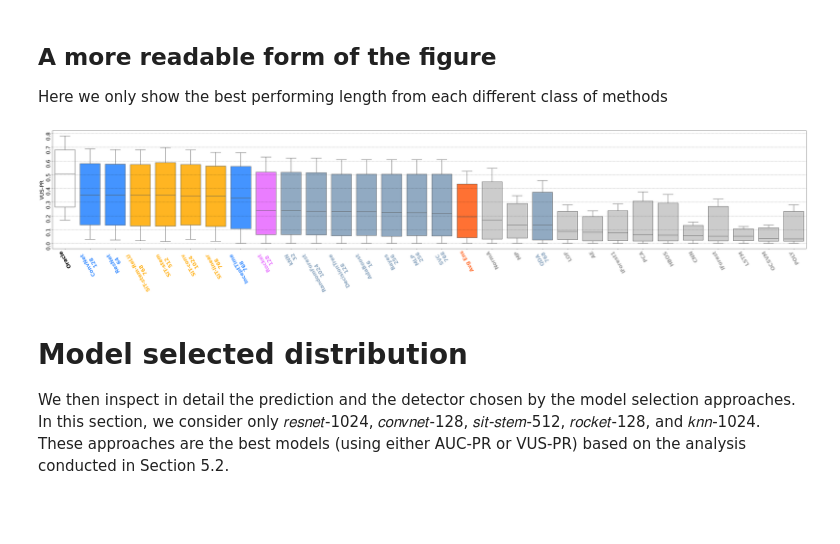
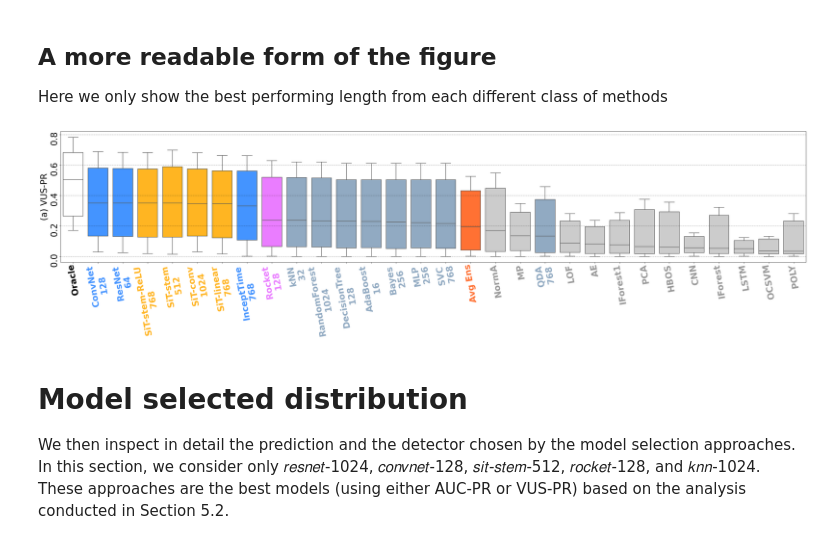
Before and after one commit to boniolp/MSAD, a Jupyter notebook: experiments/accuracy_analysis/Accuracy_Evaluation.ipynb, the cells around one changed output. Cells and saved outputs as stored; diff of their text form; code cells hidden in the pictures; blank space fills up the shorter version.

Commit message:
figure fixes

```diff
--- a/experiments/accuracy_analysis/Accuracy_Evaluation.ipynb
+++ b/experiments/accuracy_analysis/Accuracy_Evaluation.ipynb
@@ -277,8 +277,8 @@ def rreplace(s, old, new, occurrence=1):
     li = s.rsplit(old, occurrence)
     return new.join(li)
 # %%
-plt.rcParams.update({'font.size': 22})
-plt.figure(figsize=(45, 10))
+plt.rcParams.update({'font.size': 28})
+plt.figure(figsize=(35, 10))
 plt.grid(color='k', linestyle='--', linewidth=1, alpha=0.4)
 
 order = list(df[all_methods].median().sort_values().index)[::-1]
@@ -309,37 +309,37 @@ for tick_label in g.axes.get_xticklabels():
         tick_label.set_color(methods_colors["sit"])
     elif ('convnet_' in tick_label.get_text()) or ('resnet_' in tick_label.get_text()) or ('inception_' in tick_label.get_text()):
         tick_label.set_color(methods_colors["conv"])
     elif 'rocket_' in tick_label.get_text():
         tick_label.set_color(methods_colors["rocket"])
     elif ('Oracle' in tick_label.get_text()):
         tick_label.set_color("black")
     elif ('Avg Ens' in tick_label.get_text()):
         tick_label.set_color(methods_colors["avg_ens"])
     elif '_'not  in tick_label.get_text():
         tick_label.set_color("#999999")
     else:
         tick_label.set_color(methods_colors["feature_based"])
 
 # Change xtick labels to camera-ready names
 new_xticks_labels = []
 for i, tick_label in enumerate(g.axes.get_xticklabels()):
     method_name = tick_label.get_text()
     if method_name in final_names:
         tick_label.set_text(rreplace(final_names[method_name], '-', '\n'))
     else:
         tick_label.set_text(method_name)
     new_xticks_labels.append(tick_label)
 g.axes.set_xticklabels(new_xticks_labels)
 
-plt.xticks(rotation=120)
+plt.xticks(rotation=100)
 plt.yticks(rotation=90)
-plt.ylabel(final_names[measure_name])
+plt.ylabel(f"(a) {final_names[measure_name]}")
 plt.tight_layout()
-plt.savefig(figure_path.format('overall_results_1'))
+plt.savefig(figure_path.format('5_overall_results_1'))
 plt.show()
 plt.close()
 # %% [output]
-[figure, old version]
+[figure, new version]
 # %% [markdown]
 # Model selected distribution
 
```
Also changed, not shown: parts of 5 cells of this notebook, 3 other files.
